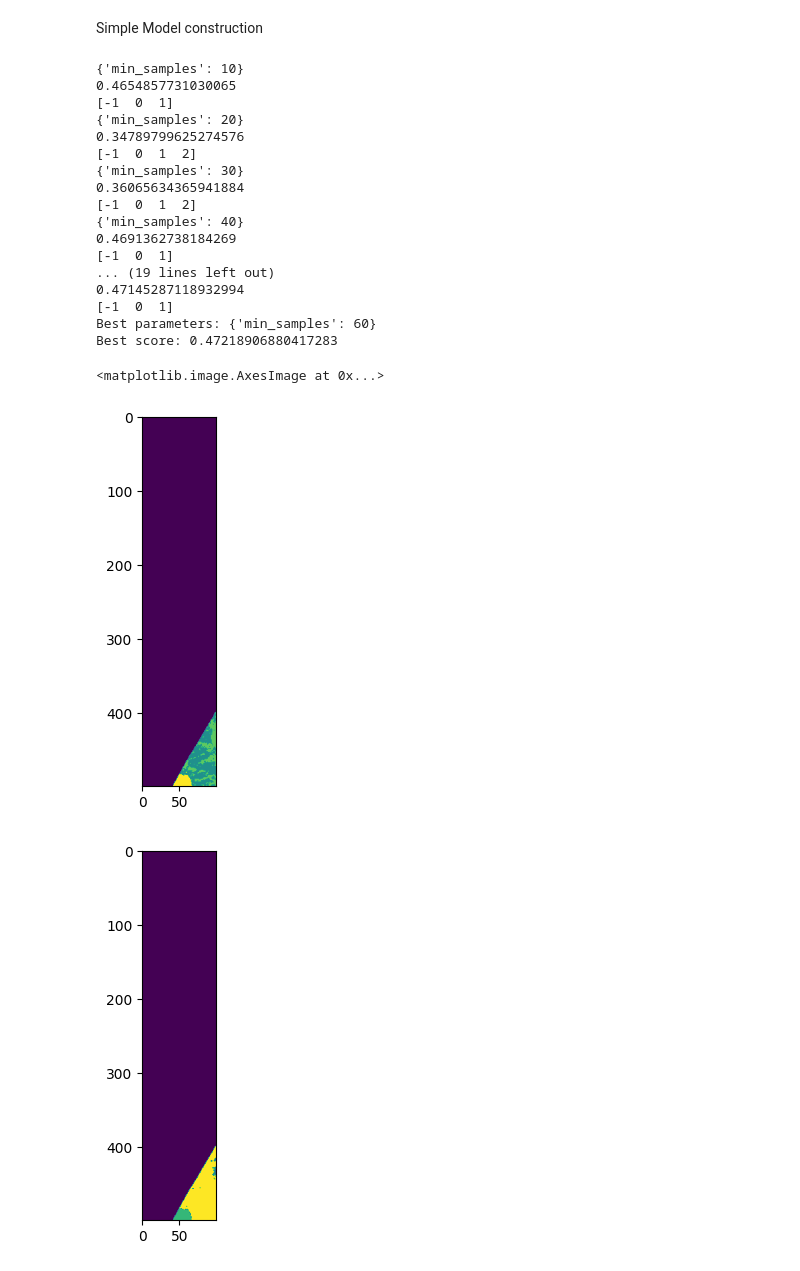
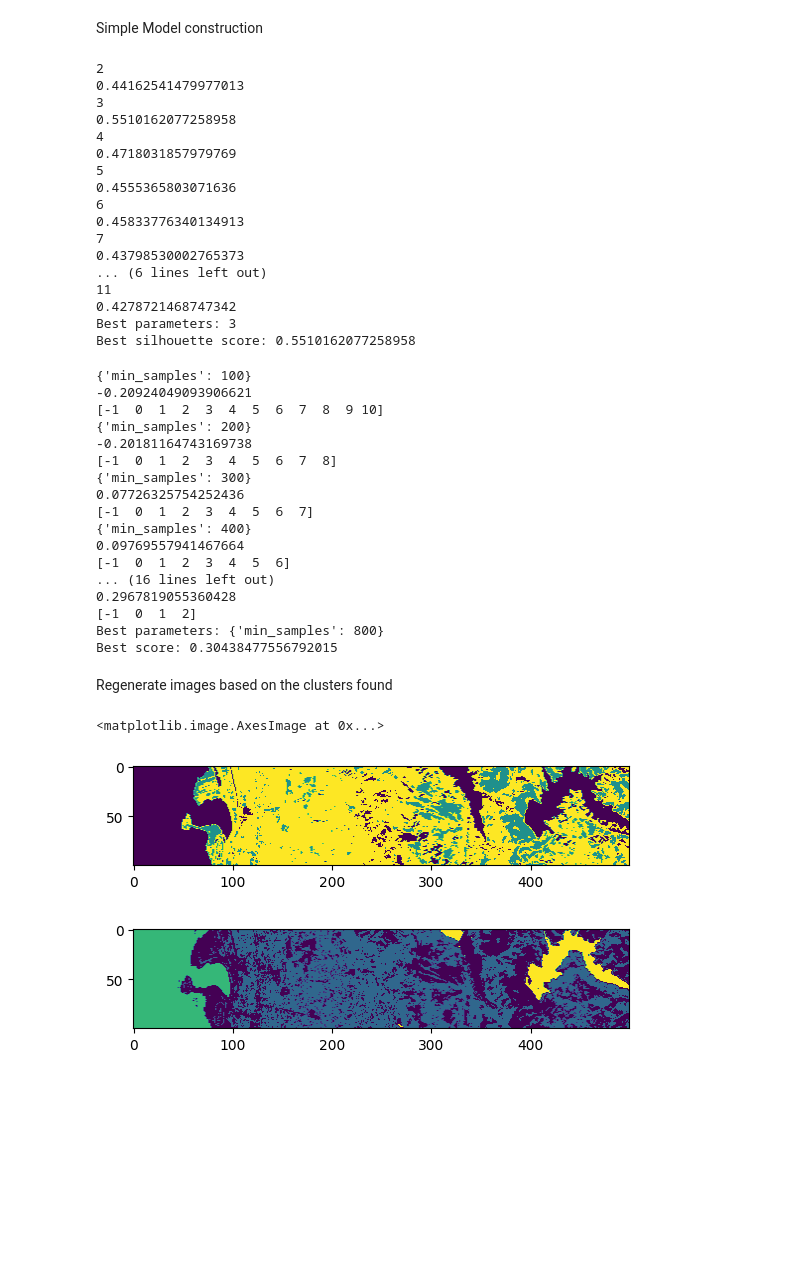
Before and after one commit to DAntHouse/remote_sensing_ml_project, a Jupyter notebook: main.ipynb, the cells around one changed output. Saved outputs shown, nothing was run; the diff lists cells and outputs as text; code cells hidden in the pictures; blank space fills up the shorter version.

```diff
--- a/main.ipynb
+++ b/main.ipynb
@@ -118,9 +100,9 @@ best_params = {}
 
 # Perform grid search
 for n_clusters in param_grid['n_clusters']:
-    kmeans = KMeans(n_clusters=n_clusters, random_state=42, n_init=10)
-    labels = kmeans.fit_predict(pixels_grouped[domain_columns])
-    score = silhouette_score(pixels_grouped[domain_columns], labels)
+    kmeans = KMeans(n_clusters=n_clusters, random_state=42, n_init=50)
+    labels = kmeans.fit_predict(pixels_grouped[list(range(1, 8, 1))])
+    score = silhouette_score(pixels_grouped[list(range(1, 8, 1))], labels)
     print(n_clusters)
     print(score)
     if score > best_score:
@@ -129,15 +111,33 @@ for n_clusters in param_grid['n_clusters']:
 
 print("Best parameters:", best_clusters)
 print("Best silhouette score:", best_score)
-kmeans = KMeans(n_clusters=best_clusters, random_state=42, n_init=10)
-labels = kmeans.fit_predict(pixels_grouped[domain_columns])
+kmeans = KMeans(n_clusters=best_clusters, random_state=42, n_init=50)
+labels = kmeans.fit_predict(pixels_grouped[list(range(1, 8, 1))])
 pixels_grouped["Kmeans"] = labels
+# %% [output]
+2
+0.44162541479977013
+3
+0.5510162077258958
+4
+0.4718031857979769
+5
+0.4555365803071636
+6
+0.45833776340134913
+7
+0.43798530002765373
+... (6 lines left out)
+11
+0.4278721468747342
+Best parameters: 3
+Best silhouette score: 0.5510162077258958
 # %%
 from sklearn.cluster import HDBSCAN
 from sklearn.metrics import silhouette_score
 from sklearn.model_selection import ParameterGrid
 
-param_grid = {'min_samples':list(range(10,120,10))}
+param_grid = {'min_samples':list(range(100,1100,100))}
 grid = ParameterGrid(param_grid)
 
 best_score = -1
@@ -146,11 +146,11 @@ best_params = {}
 # Assuming X is your data
 for params in grid:
     dbscan = HDBSCAN(**params)
-    labels = dbscan.fit_predict(pixels_grouped[domain_columns])
+    labels = dbscan.fit_predict(pixels_grouped[list(range(1, 8, 1))])
     print(params)
     # Avoid calculating score if there is only one cluster or all points are noise
     if len(set(labels)) > 1:
-        score = silhouette_score(pixels_grouped[domain_columns], labels)
+        score = silhouette_score(pixels_grouped[list(range(1, 8, 1))], labels)
         print(score)
         print(np.unique(labels))
         if score > best_score:
@@ -160,43 +160,51 @@ for params in grid:
 print("Best parameters:", best_params)
 print("Best score:", best_score)
 dbscan = HDBSCAN(**best_params)
-labels = dbscan.fit_predict(pixels_grouped[domain_columns])
+labels = dbscan.fit_predict(pixels_grouped[list(range(1, 8, 1))])
 pixels_grouped["HDBSCAN"] = labels
 # %% [output]
-{'min_samples': 10}
-0.4654857731030065
-[-1  0  1]
-{'min_samples': 20}
-0.34789799625274576
+{'min_samples': 100}
+-0.20924049093906621
+[-1  0  1  2  3  4  5  6  7  8  9 10]
+{'min_samples': 200}
+-0.20181164743169738
+[-1  0  1  2  3  4  5  6  7  8]
+{'min_samples': 300}
+0.07726325754252436
+[-1  0  1  2  3  4  5  6  7]
+{'min_samples': 400}
+0.09769557941467664
+[-1  0  1  2  3  4  5  6]
+... (16 lines left out)
+0.2967819055360428
 [-1  0  1  2]
-{'min_samples': 30}
-0.36065634365941884
-[-1  0  1  2]
-{'min_samples': 40}
-0.4691362738184269
-[-1  0  1]
-... (19 lines left out)
-0.47145287118932994
-[-1  0  1]
-Best parameters: {'min_samples': 60}
-Best score: 0.47218906880417283
+Best parameters: {'min_samples': 800}
+Best score: 0.30438477556792015
+# %% [markdown]
+Regenerate images based on the clusters found
 # %%
 
 import matplotlib.pyplot as plt
 
 kmeans_image = np.subtract(np.zeros(image_array.shape), 2)
 hdbscan_image = np.subtract(np.zeros(image_array.shape), 2)
+r_image = np.subtract(np.zeros(image_array.shape), 2)
+g_image = np.subtract(np.zeros(image_array.shape), 2)
+b_image = np.subtract(np.zeros(image_array.shape), 2)
 for label_id, pixel_id in enumerate(pixels_grouped.index):
     col_id = int(pixels_grouped["Column"][pixel_id])
     row_id = pixel_id - (col_id * len(image_array[1]))
     kmeans_image[row_id, col_id] = pixels_grouped["Kmeans"][pixel_id]
     hdbscan_image[row_id, col_id] = pixels_grouped["HDBSCAN"][pixel_id]
+    r_image[row_id, col_id] = pixels_grouped[4][pixel_id]
+    g_image[row_id, col_id] = pixels_grouped[3][pixel_id]
+    b_image[row_id, col_id] = pixels_grouped[2][pixel_id]
 
 plt.figure()
 plt.imshow(kmeans_image)
 plt.figure()
 plt.imshow(hdbscan_image)
 # %% [output]
 <matplotlib.image.AxesImage at 0x...>
-[figure, old version]
+[figure, new version]
-[figure, old version]
+[figure, new version]
```
Also changed, not shown: parts of 12 cells of this notebook, 47 other files.
